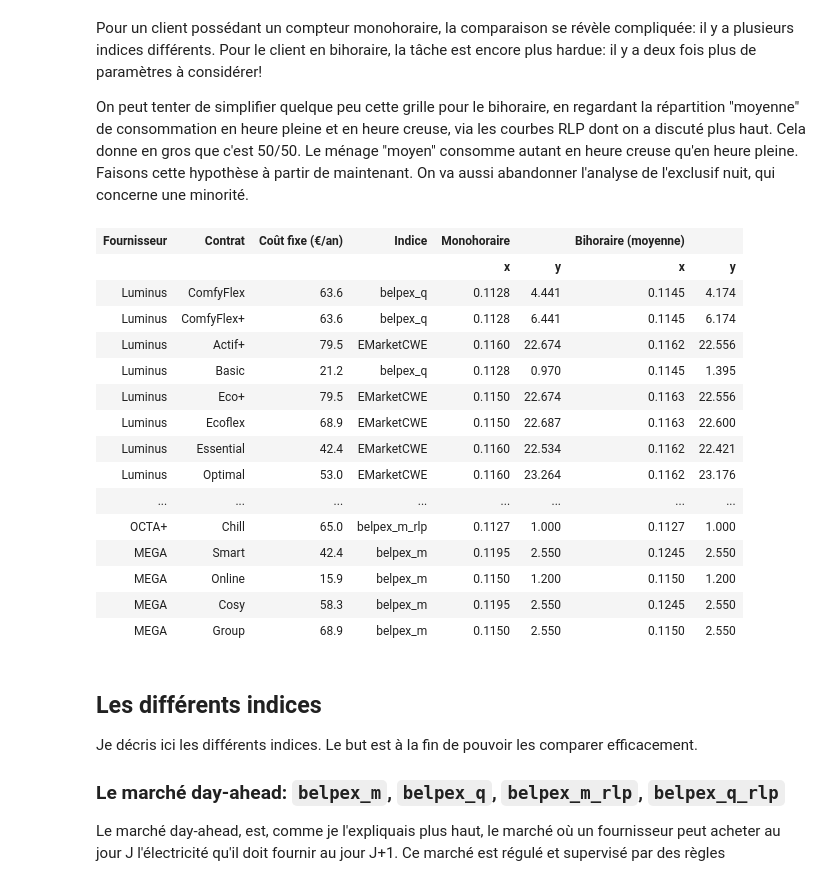
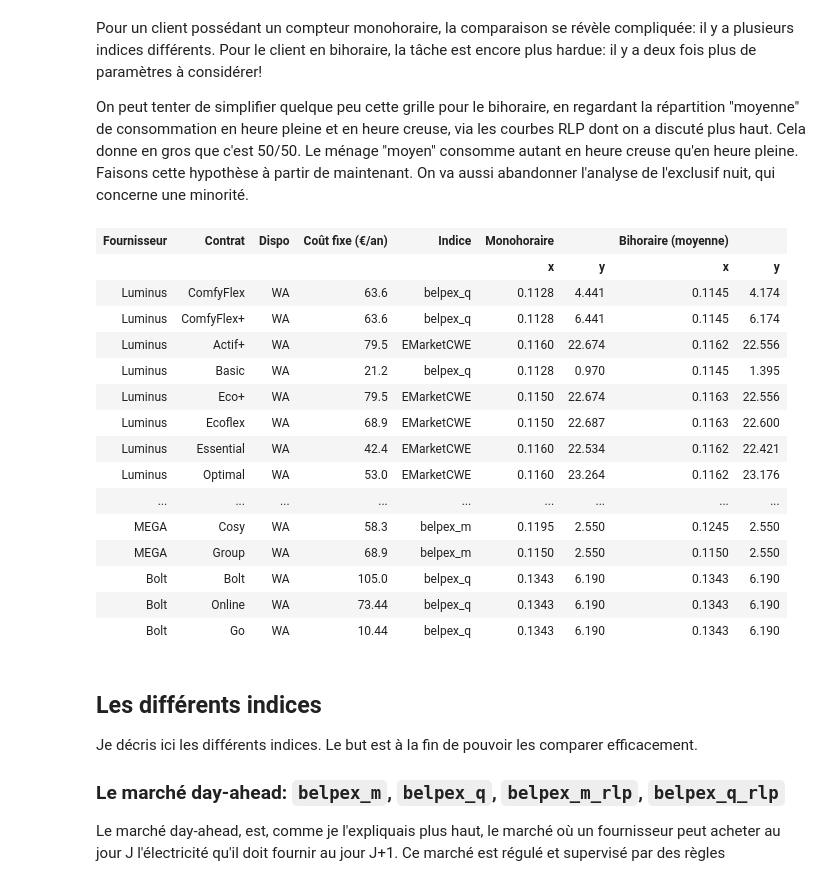
Before and after one commit to GuillaumeDerval/guillaumederval.github.io-old, a Jupyter notebook: contrats_elec.ipynb, the cells around one changed output. Drawn from its saved outputs; the diff is of its cells as text; code cells hidden in the pictures.

Commit message:
Add bolt & discuss bxl

```diff
--- a/contrats_elec.ipynb
+++ b/contrats_elec.ipynb
@@ -370,6 +429,7 @@ table_out = """
     <tr>
         <th rowspan="2">Fournisseur</th>
         <th rowspan="2">Contrat</th>
+        <th rowspan="2">Dispo</th>
         <th rowspan="2">Coût fixe (€/an)</th>
         <th rowspan="2">Indice</th>
         <th colspan="2" class="mono">Monohoraire<br>☀️/🌙</th>
@@ -394,6 +454,7 @@ for contract in contracts:
     <tr>
         <td>{contract.company}</td>
         <td>{contract.name}</td>
+        <td>{ {(True, True): 'WA+BXL', (True, False): 'WA', (False, True): 'BXL' }[(contract.dispo_wa, contract.dispo_bxl)] }</td>
         <td>{contract.annual}</td>
         <td>{contract.index}</td>
         <td class="mono val">{contract.mono[0]:0.4f}</td>
@@ -438,52 +499,54 @@ table_out = """
     <tr>
         <th rowspan="2">Fournisseur</th>
         <th rowspan="2">Contrat</th>
+        <th rowspan="2">Dispo</th>
         <th rowspan="2">Coût fixe (€/an)</th>
         <th rowspan="2">Indice</th>
         <th colspan="2" class="mono">Monohoraire</th>
         <th colspan="2" class="day">Bihoraire (moyenne)</th>
     </tr>
     <tr>
         <th class="mono">x</th>
         <th class="mono">y</th>
         <th class="day">x</th>
         <th class="day">y</th>
     </tr>
 """
 
 for contract in contracts:
     table_out += f"""
     <tr>
         <td>{contract.company}</td>
         <td>{contract.name}</td>
+        <td>{ {(True, True): 'WA+BXL', (True, False): 'WA', (False, True): 'BXL' }[(contract.dispo_wa, contract.dispo_bxl)] }</td>
         <td>{contract.annual}</td>
         <td>{contract.index}</td>
         <td class="mono val">{contract.mono[0]:0.4f}</td>
         <td class="mono val">{contract.mono[1]:0.3f}</td>
         <td class="day val">{(contract.day[0]+contract.night[0])/2:0.4f}</td>
         <td class="day val">{(contract.day[1]+contract.night[1])/2:0.3f}</td>
     </tr>
     """
 table_out += """</table>"""
 
 HTML(table_out)
 # %% [output]
-| Fournisseur | Contrat | Coût fixe (€/an) | Indice | Monohoraire |  | Bihoraire (moyenne) |  |
-|  |  |  |  | x | y | x | y |
-| Luminus | ComfyFlex | 63.6 | belpex_q | 0.1128 | 4.441 | 0.1145 | 4.174 |
-| Luminus | ComfyFlex+ | 63.6 | belpex_q | 0.1128 | 6.441 | 0.1145 | 6.174 |
-| Luminus | Actif+ | 79.5 | EMarketCWE | 0.1160 | 22.674 | 0.1162 | 22.556 |
-| Luminus | Basic | 21.2 | belpex_q | 0.1128 | 0.970 | 0.1145 | 1.395 |
-| Luminus | Eco+ | 79.5 | EMarketCWE | 0.1150 | 22.674 | 0.1163 | 22.556 |
-| Luminus | Ecoflex | 68.9 | EMarketCWE | 0.1150 | 22.687 | 0.1163 | 22.600 |
-| Luminus | Essential | 42.4 | EMarketCWE | 0.1160 | 22.534 | 0.1162 | 22.421 |
-| Luminus | Optimal | 53.0 | EMarketCWE | 0.1160 | 23.264 | 0.1162 | 23.176 |
-| ... | ... | ... | ... | ... | ... | ... | ... |
-| OCTA+ | Chill | 65.0 | belpex_m_rlp | 0.1127 | 1.000 | 0.1127 | 1.000 |
-| MEGA | Smart | 42.4 | belpex_m | 0.1195 | 2.550 | 0.1245 | 2.550 |
-| MEGA | Online | 15.9 | belpex_m | 0.1150 | 1.200 | 0.1150 | 1.200 |
-| MEGA | Cosy | 58.3 | belpex_m | 0.1195 | 2.550 | 0.1245 | 2.550 |
-| MEGA | Group | 68.9 | belpex_m | 0.1150 | 2.550 | 0.1150 | 2.550 |
+| Fournisseur | Contrat | Dispo | Coût fixe (€/an) | Indice | Monohoraire |  | Bihoraire (moyenne) |  |
+|  |  |  |  |  | x | y | x | y |
+| Luminus | ComfyFlex | WA | 63.6 | belpex_q | 0.1128 | 4.441 | 0.1145 | 4.174 |
+| Luminus | ComfyFlex+ | WA | 63.6 | belpex_q | 0.1128 | 6.441 | 0.1145 | 6.174 |
+| Luminus | Actif+ | WA | 79.5 | EMarketCWE | 0.1160 | 22.674 | 0.1162 | 22.556 |
+| Luminus | Basic | WA | 21.2 | belpex_q | 0.1128 | 0.970 | 0.1145 | 1.395 |
+| Luminus | Eco+ | WA | 79.5 | EMarketCWE | 0.1150 | 22.674 | 0.1163 | 22.556 |
+| Luminus | Ecoflex | WA | 68.9 | EMarketCWE | 0.1150 | 22.687 | 0.1163 | 22.600 |
+| Luminus | Essential | WA | 42.4 | EMarketCWE | 0.1160 | 22.534 | 0.1162 | 22.421 |
+| Luminus | Optimal | WA | 53.0 | EMarketCWE | 0.1160 | 23.264 | 0.1162 | 23.176 |
+| ... | ... | ... | ... | ... | ... | ... | ... | ... |
+| MEGA | Cosy | WA | 58.3 | belpex_m | 0.1195 | 2.550 | 0.1245 | 2.550 |
+| MEGA | Group | WA | 68.9 | belpex_m | 0.1150 | 2.550 | 0.1150 | 2.550 |
+| Bolt | Bolt | WA | 105.0 | belpex_q | 0.1343 | 6.190 | 0.1343 | 6.190 |
+| Bolt | Online | WA | 73.44 | belpex_q | 0.1343 | 6.190 | 0.1343 | 6.190 |
+| Bolt | Go | WA | 10.44 | belpex_q | 0.1343 | 6.190 | 0.1343 | 6.190 |
 # %% [markdown]
 ## Les différents indices
 
```
Also changed, not shown: parts of 15 cells of this notebook, 1 other file.
